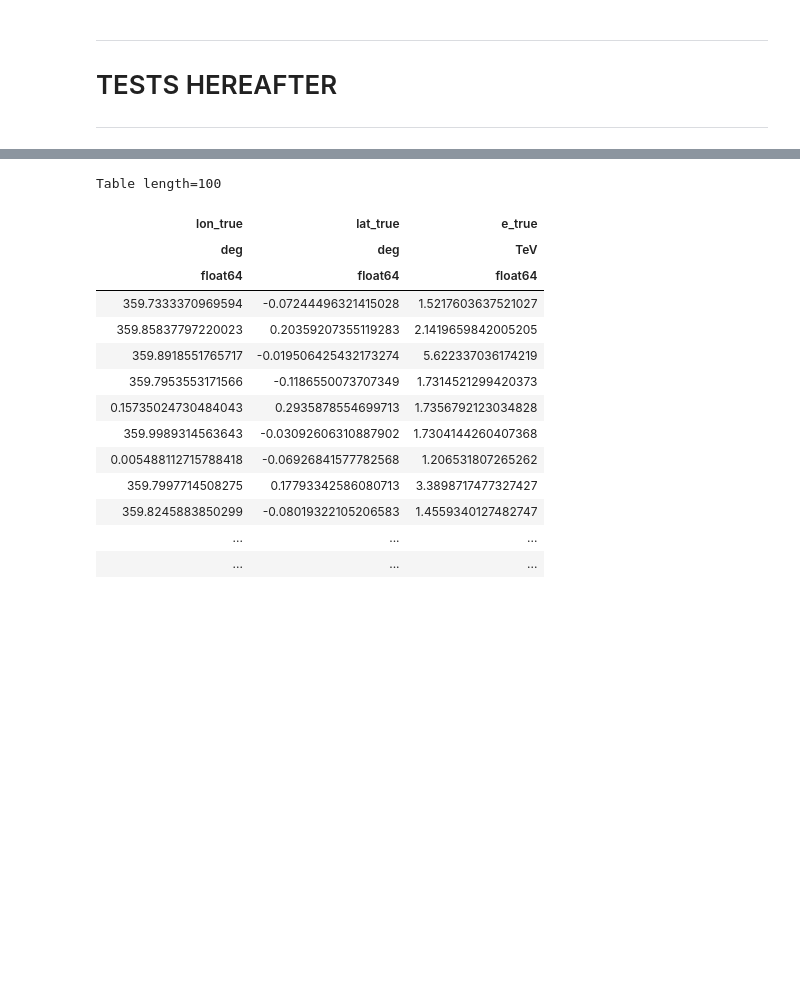
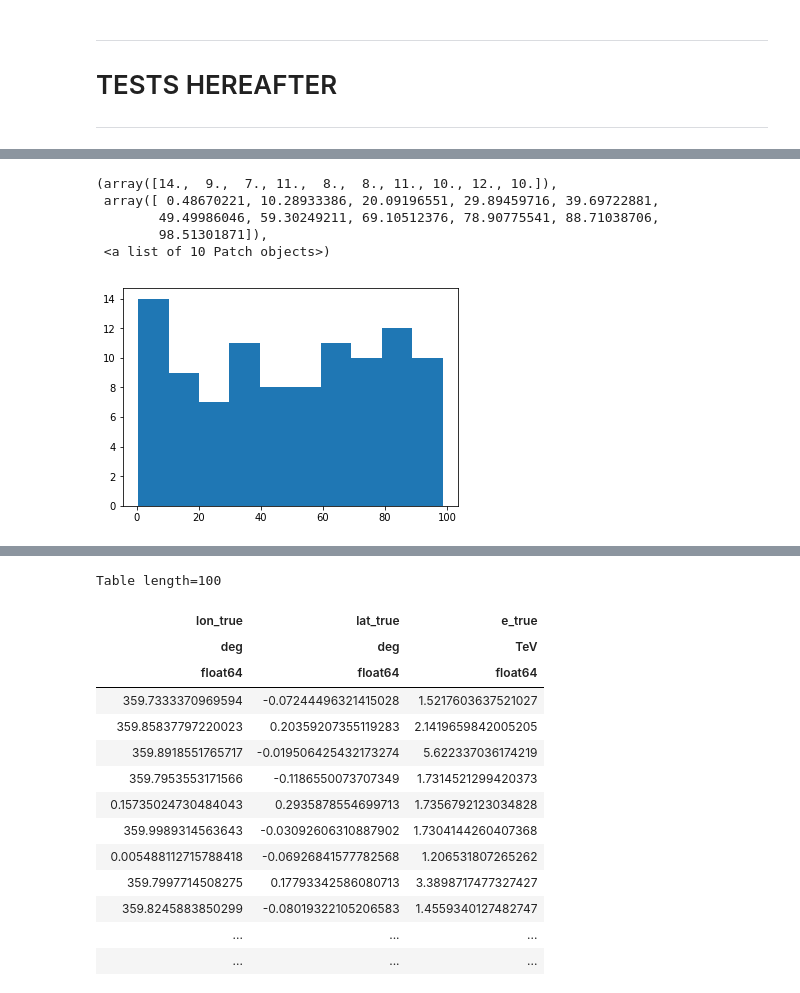
Before and after one commit to fabiopintore/notebooks-public, a Jupyter notebook: gammapy-event-sampling/prototype.ipynb, the cells around one changed output, grey strips where cells are left out. Saved outputs shown, nothing was run; the diff lists cells and outputs as text; code cells hidden in the pictures; blank space fills up the shorter version.

```diff
--- a/gammapy-event-sampling/prototype.ipynb
+++ b/gammapy-event-sampling/prototype.ipynb
@@ -40,16 +46,17 @@ from gammapy.cube import make_psf_map, make_map_background_irf, make_edisp_map
 ### Inverse CDF Sampler
 # %%
 class InverseCDFSampler:
-    """Inverse CDF sampler
+    """Inverse CDF sampler.
 
     Parameters
     ----------
-    pdf : ...
-
+    pdf : `~`gammapy.maps.Map`
+      predicted source counts
 
     """
     def __init__(self, pdf, axis=None, random_state=0):
-        self.random_state = get_random_state(random_state) #determines a set of random numbers
+        """Determines a set of random numbers and calculate the cumulative distribution function"""
+        self.random_state = get_random_state(random_state)
         self.axis = axis
 
         if axis is not None:
@@ -364,0 +496,5 @@ To compute the predicted number of counts we use the `MapEvaluator`:
+# %%
+a = InverseCDFSampler(pdf=ctss,random_state=0)
+# %%
+t_idx=a.sample(100)
+t_idx
@@ -364,0 +522,9 @@ To compute the predicted number of counts we use the `MapEvaluator`:
+# %%
+plt.hist(t_idx.squeeze())
+# %% [output]
+(array([14.,  9.,  7., 11.,  8.,  8., 11., 10., 12., 10.]),
+ array([ 0.48670221, 10.28933386, 20.09196551, 29.89459716, 39.69722881,
+        49.49986046, 59.30249211, 69.10512376, 78.90775541, 88.71038706,
+        98.51301871]),
+ <a list of 10 Patch objects>)
+[figure, added]
```
Also changed, not shown: parts of 37 cells of this notebook.
